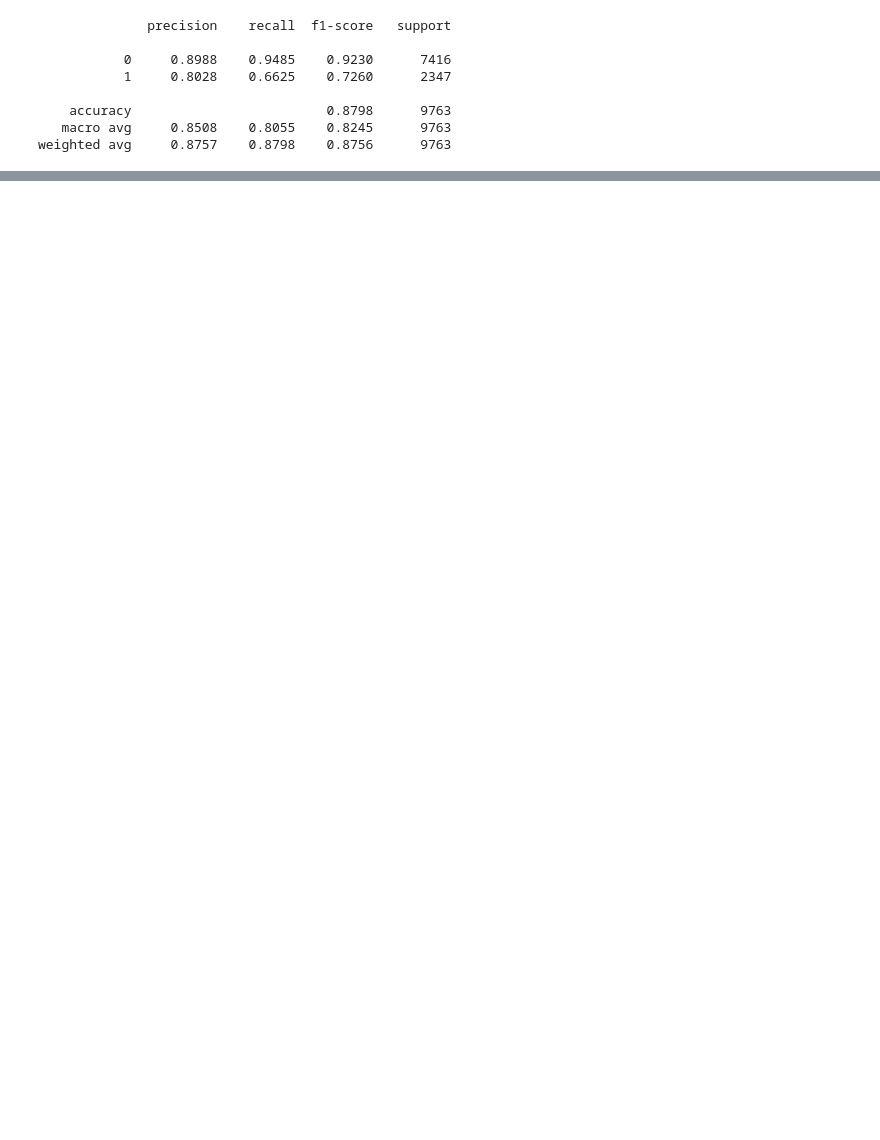
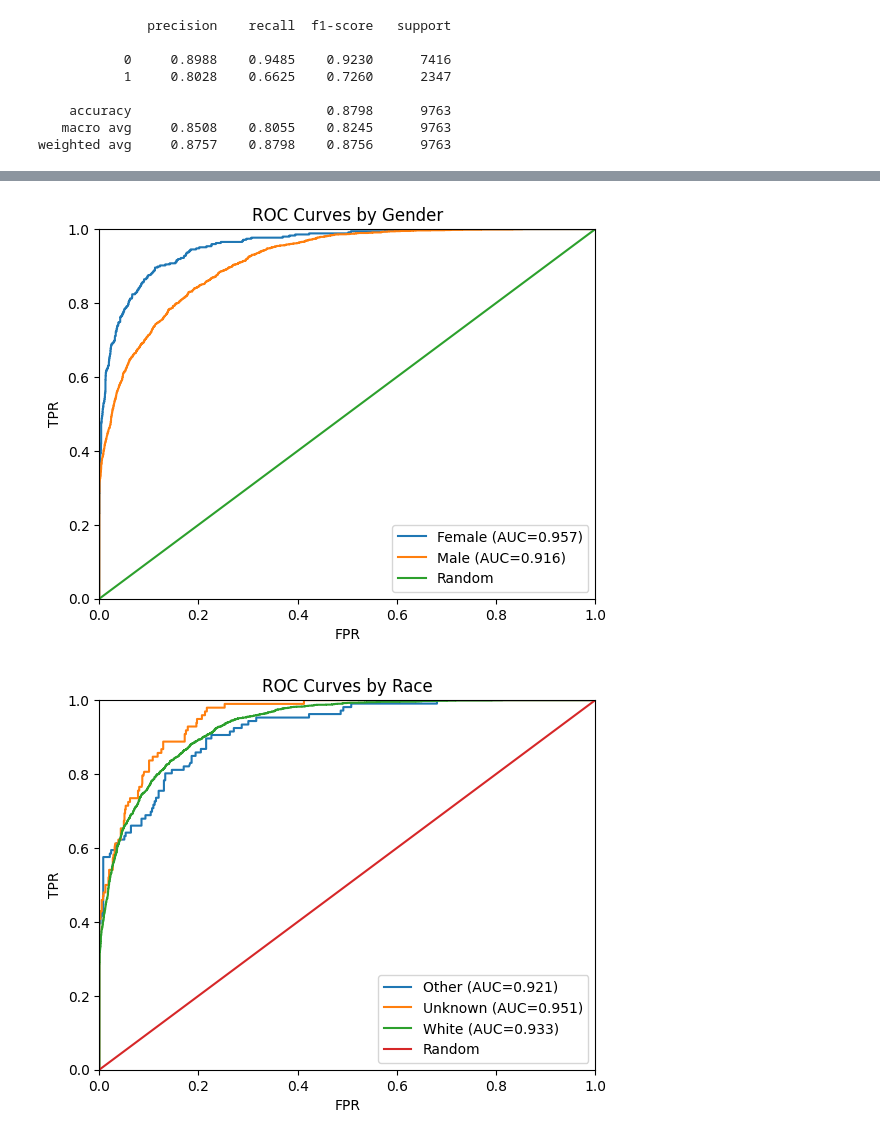
Before and after one commit to FranzCastillo/Income-Prediction, a Jupyter notebook: notebooks/initial_classification_model.ipynb, the cells around one changed output, grey strips where cells are left out. Cells and saved outputs as stored; diff of their text form; code cells hidden in the pictures; blank space fills up the shorter version.

```diff
--- a/notebooks/initial_classification_model.ipynb
+++ b/notebooks/initial_classification_model.ipynb
@@ -82,0 +141,18 @@ plt.show()
+# %%
+def plot_roc_by_group(df, group_col, y_true, y_score, title):
+    _, ax = plt.subplots()
+    for g, idx in df.groupby(group_col, observed=True).groups.items():
+        yt = y_true[idx]; ys = y_score[idx]
+        if len(np.unique(yt)) < 2:
+            continue
+        fpr, tpr, _ = roc_curve(yt, ys)
+        auc_val = roc_auc_score(yt, ys)
+        ax.plot(fpr, tpr, label=f"{g} (AUC={auc_val:.3f})")
+    ax.plot([0,1],[0,1], label="Random")
+    ax.set_xlim(0,1)
+    ax.set_ylim(0,1)
+    ax.set_xlabel("FPR")
+    ax.set_ylabel("TPR")
+    ax.set_title(title)
+    ax.legend(loc="lower right")
+    plt.show()
@@ -82,0 +171,7 @@ plt.show()
+# %%
+plot_roc_by_group(dataset, "gender", y_test, y_proba, "ROC Curves by Gender")
+plot_roc_by_group(dataset, "race", y_test, y_proba, "ROC Curves by Race")
+plot_roc_by_group(dataset, "age_bin", y_test, y_proba, "ROC Curves by Age")
+# %% [output]
+[figure, added]
+[figure, added]
```
Also changed, not shown: parts of 22 cells of this notebook.
